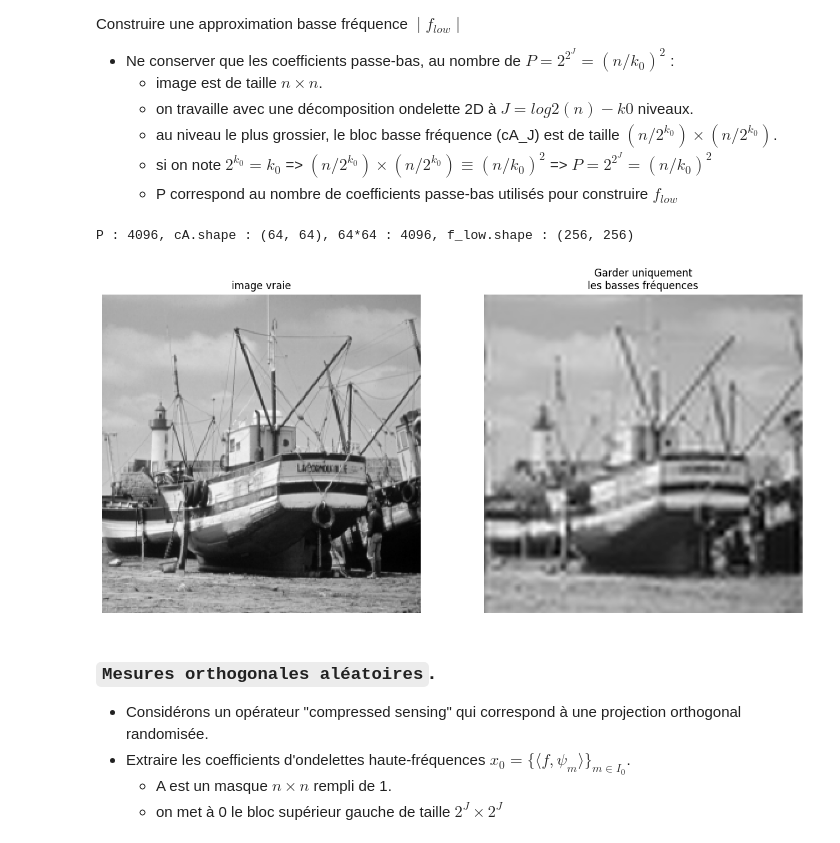
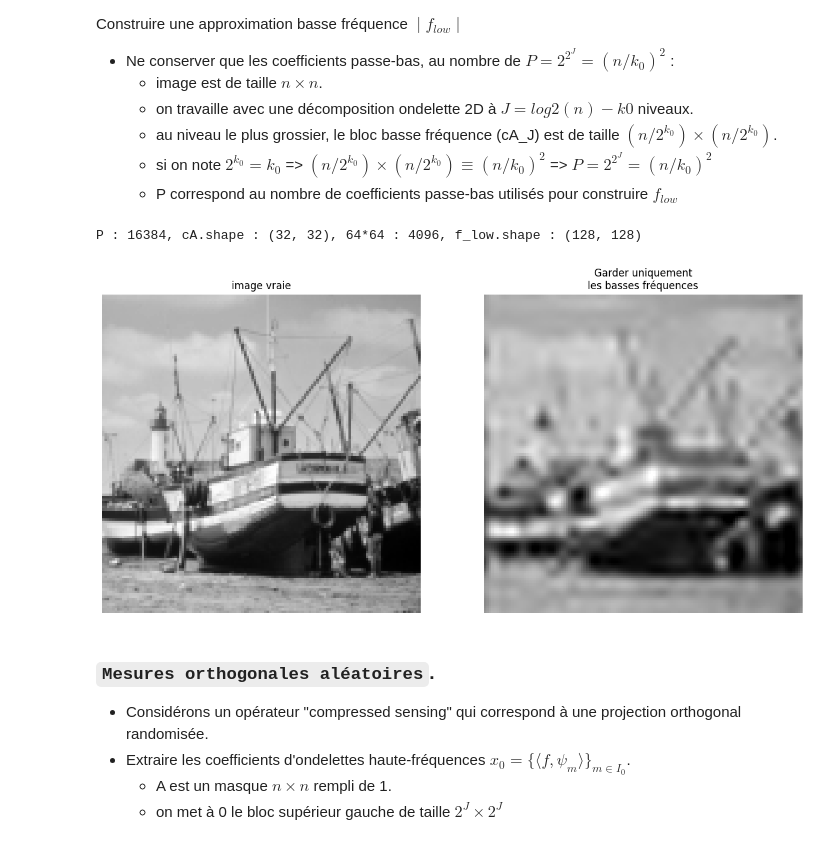
Before and after one commit to Borleo/2_M2_IAFA, a Jupyter notebook: TP_M2IAFA/TP_M2_IMGCMPT/TP23_Imagerie_Computationnelle/4_Sparsity and Redundant Representations/Compressed Sensing of Images/sparsity_2_cs_images.ipynb, the cells around one changed output. Saved outputs shown, nothing was run; the diff lists cells and outputs as text; code cells hidden in the pictures.

```diff
--- a/TP_M2IAFA/TP_M2_IMGCMPT/TP23_Imagerie_Computationnelle/4_Sparsity and Redundant Representations/Compressed Sensing of Images/sparsity_2_cs_images.ipynb
+++ b/TP_M2IAFA/TP_M2_IMGCMPT/TP23_Imagerie_Computationnelle/4_Sparsity and Redundant Representations/Compressed Sensing of Images/sparsity_2_cs_images.ipynb
@@ -80,9 +80,9 @@ Maintenant nous chargeons une image $m \in \mathcal{R}^{n^2}$ de $n \times n$ pi
 # %%
 path= '/Users/asriel/TP_IAFA/M2_IAFA/TP_M2IAFA/TP_M2_IMGCMPT/TP23_Imagerie_Computationnelle/'
 name = path + 'nt_toolbox/data/boat.bmp'
-n = 512
+n = 256
 
-f0 = load_image(name)          # f0.shape = (256, 256)
+f0 = load_image(name,n)          # f0.shape = (256, 256)
 f0 = (f0 - f0.min()) / (f0.max() - f0.min() + 1e-12)
 print(f0.shape)
 
@@ -202,16 +202,17 @@ Construire une approximation basse fréquence $∣f_{low}∣$
   - P correspond au nombre de coefficients passe‑bas utilisés pour construire $f_{low}$
 # %%
 details_zero = [(np.zeros_like(cH), np.zeros_like(cV),np.zeros_like(cD)) for (cH, cV, cD) in details]
-P = cA.shape[0] * cA.shape[1]
+# P = cA.shape[0] * cA.shape[1]
+P = n**2 // 4
 coeffs_low = [cA] + details_zero
 f_low = perform_inverse_wavelet_transf(coeffs_low,wavelet)
 print(f"P : {P}, cA.shape : {cA.shape}, 64*64 : {64*64}, f_low.shape : {f_low.shape}")
 plt.figure(figsize=(15, 15))
 imageplot(clamp(f0),'image vraie',[1,2,1])
 imageplot(clamp(f_low),f'Garder uniquement\nles basses fréquences',[1,2,2])
 # %% [output]
-P : 4096, cA.shape : (64, 64), 64*64 : 4096, f_low.shape : (256, 256)
+P : 16384, cA.shape : (32, 32), 64*64 : 4096, f_low.shape : (128, 128)
-[figure, old version]
+[figure, new version]
 # %% [markdown]
 
 ### `Mesures orthogonales aléatoires`.
```
Also changed, not shown: parts of 26 cells of this notebook.
